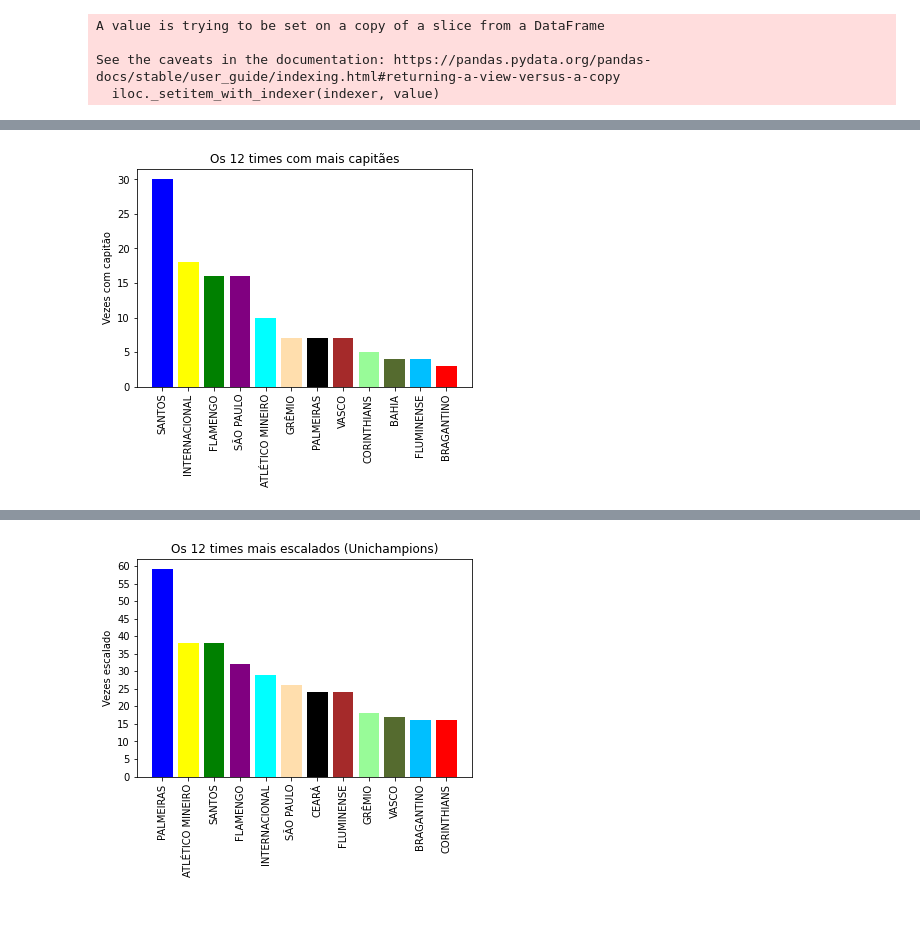
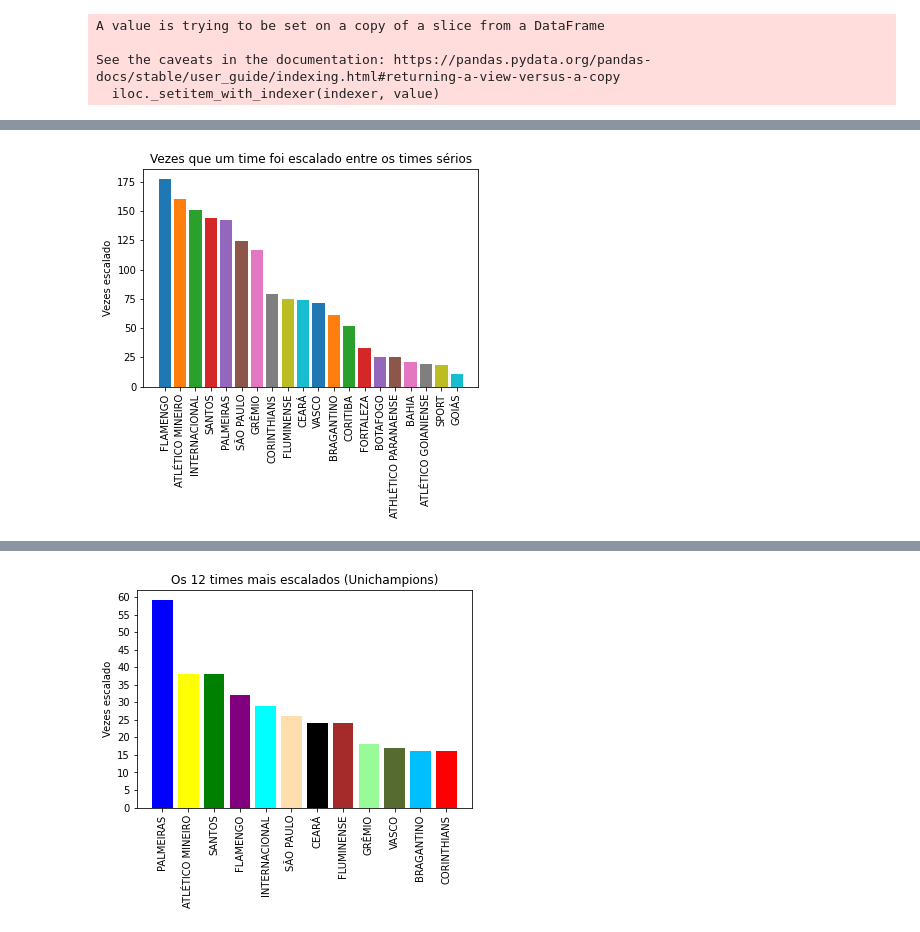
Before and after one commit to Eric-Mendes/estatisticas-quem-cair-calil, a Jupyter notebook: notebooks/estudo_das_escalacoes_times_serios.ipynb, the cells around one changed output, grey strips where cells are left out. Cells and saved outputs as stored; diff of their text form; code cells hidden in the pictures.

```diff
--- a/notebooks/estudo_das_escalacoes_times_serios.ipynb
+++ b/notebooks/estudo_das_escalacoes_times_serios.ipynb
@@ -38,8 +30,3 @@ memory usage: 86.8+ KB
 **TRATAMENTO DOS DADOS**
 # %% [markdown]
 Tornando 'RODADA' um número inteiro:
-# %%
-rodadas = list(df['RODADA'])
-numero_rodada = [int(rodada.replace('RODADA', '')) for rodada in rodadas]
-df.RODADA = numero_rodada
-df.head()
@@ -52,0 +33,3 @@ df.head()
+# %%
+df.RODADA = list(map(lambda x: int(x.split(' ')[1]), df.RODADA))
+df.head()
@@ -82,5 +53,5 @@ def tira_dobro(x):
 # %%
-df['PONTUAÇÃO'].loc[df['CAPITÃO'] == 'SIM'] = list(map(tira_dobro, list(df['PONTUAÇÃO'].loc[df['CAPITÃO'] == 'SIM'])))
+df['PONTUAÇÃO'].loc[df['CAPITÃO'] == 'SIM'] = list(map(lambda x: x/2, list(df['PONTUAÇÃO'].loc[df['CAPITÃO'] == 'SIM'])))
 # %% [output]
 A value is trying to be set on a copy of a slice from a DataFrame
 
@@ -194,21 +60,16 @@ vezes_capitao = sorted(vezes_capitao, reverse=True, key=lambda tup: tup[1])
-# %%
-cap = []
-vez = []
-for i in range(len(vezes_capitao)):
-  cap.append(vezes_capitao[i][0])
-  vez.append(vezes_capitao[i][1])
-
-plt.ylabel('Vezes com capitão')
-N = len(cap[:12])
-ind = np.arange(N)
-plt.xticks(ind, cap[:12], rotation='vertical')
-plt.yticks(np.arange(0, max(vez[:12])+2, 5))
-plt.title('Os 12 times com mais capitães')
-plt.bar(cap[:12], vez[:12], color=['blue', 'yellow', 'green', 'purple',
-                     'aqua', 'navajowhite', 'black', 'brown',
-                     'palegreen', 'darkolivegreen', 'deepskyblue', 'red',
-                     'magenta', 'navy', 'greenyellow', 'pink',
-                     'peachpuff', 'thistle', 'grey', 'gold'])
-plt.show()
-# %% [output]
-[figure, removed]
+# %%
+import seaborn as sns
+from collections import Counter
+
+vezes_time = Counter(df['TIME'])
+vezes_time = vezes_time.most_common()
+vezes_time = list(zip(*vezes_time[:-1]))
+
+plt.xticks(rotation='vertical')
+plt.ylabel('Vezes escalado')
+plt.title('Vezes que um time foi escalado entre os times sérios')
+
+plt.bar(vezes_time[0], vezes_time[1], color=sns.color_palette("tab10"))
+plt.show()
+# %% [output]
+[figure, added]
```
Also changed, not shown: parts of 17 cells of this notebook.
